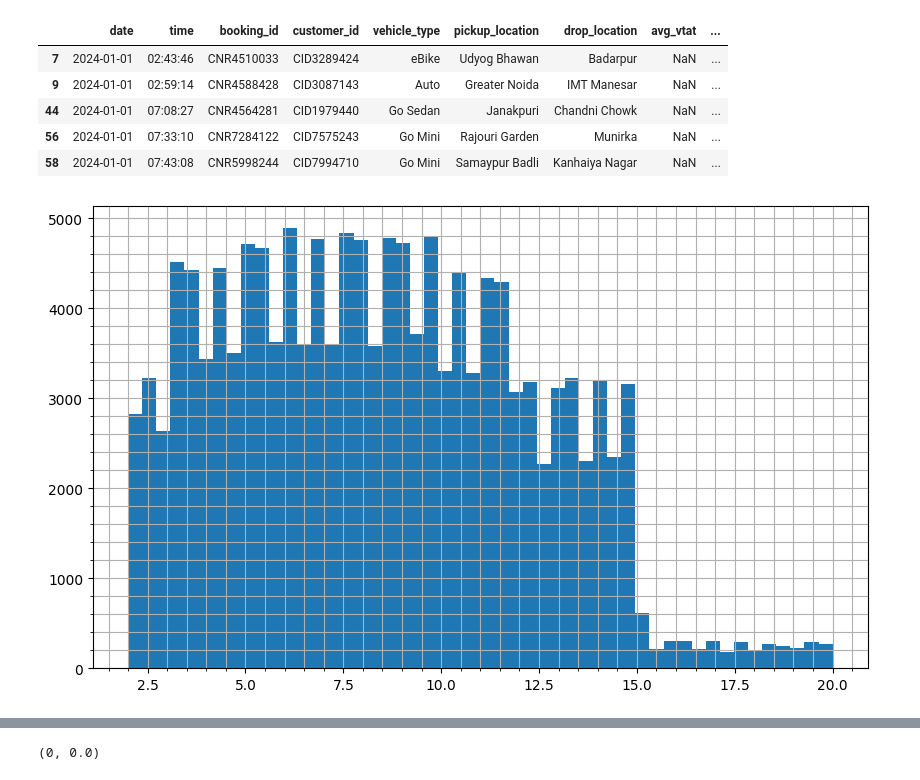
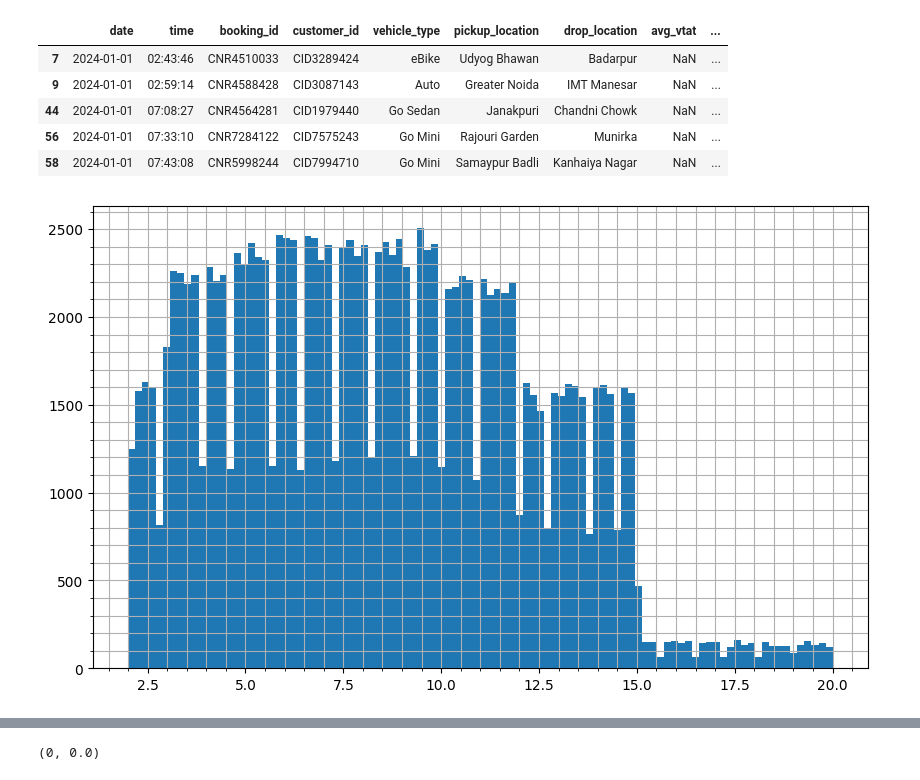
Before and after one commit to amaldu/uber-ride-cancellation-prediction, a Jupyter notebook: uber-analysis/notebooks/04_univar_eda.ipynb, the cells around one changed output, grey strips where cells are left out. Cells and saved outputs as stored; diff of their text form; code cells hidden in the pictures.

```diff
--- a/uber-analysis/notebooks/04_univar_eda.ipynb
+++ b/uber-analysis/notebooks/04_univar_eda.ipynb
@@ -822,12 +822,12 @@ nan_vtat.head()
 # %%
 #distribution
 ax = data["avg_vtat"].hist(
-    bins=50,
+    bins=100,
     figsize=(10, 6)
 )
 
 
 ax.minorticks_on()
 ax.grid(True, which="both")
 # %% [output]
-[figure, old version]
+[figure, new version]
```
Also changed, not shown: parts of 3 cells of this notebook, 1 other file.
